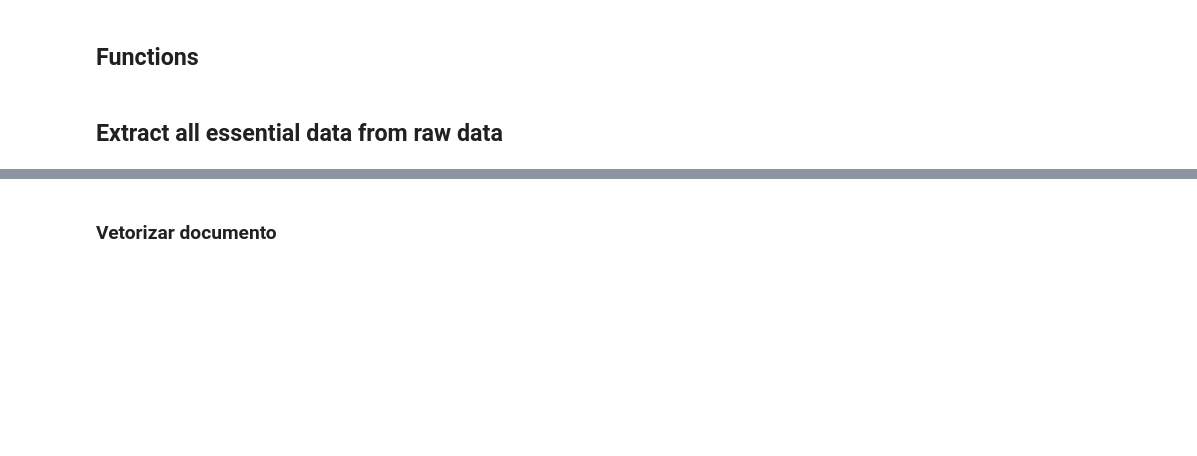
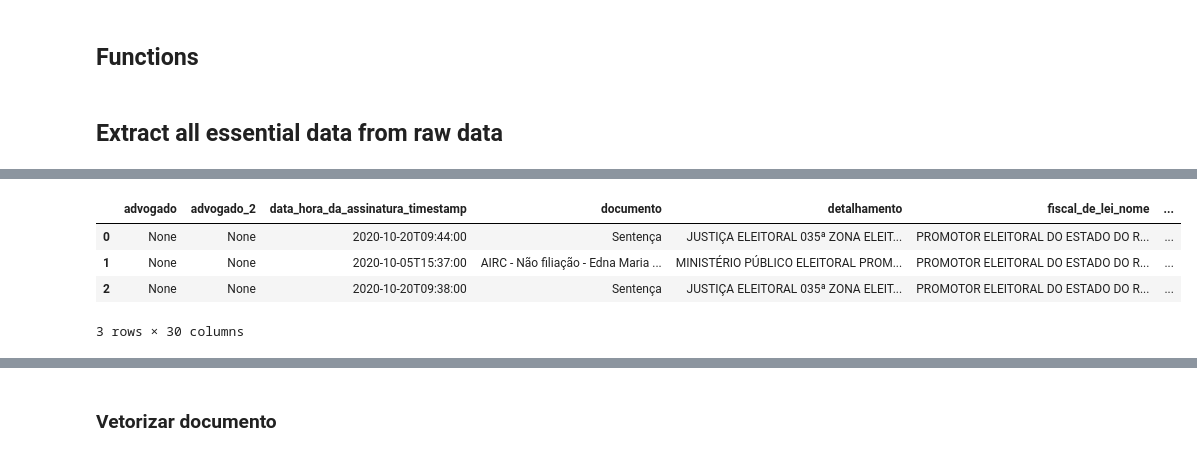
Before and after one commit to matheusinit/ml-pdf-miner, a Jupyter notebook: src/00_pdf_text_extraction.ipynb, the cells around one changed output, grey strips where cells are left out. Saved outputs shown, nothing was run; the diff lists cells and outputs as text; code cells hidden in the pictures; blank space fills up the shorter version.

Commit message:
Salvando estado inicial antes de começar a trabalhar

```diff
--- a/src/00_pdf_text_extraction.ipynb
+++ b/src/00_pdf_text_extraction.ipynb
@@ -535,4 +563,10 @@ for index, raw_text in enumerate(dataframe['raw']):
 # %%
-df.head(300)
+df.head(3)
+# %% [output]
+|  | advogado | advogado_2 | data_hora_da_assinatura_timestamp | documento | detalhamento | fiscal_de_lei_nome | ... |
+| 0 | None | None | 2020-10-20T09:44:00 | Sentença | JUSTIÇA ELEITORAL 035ª ZONA ELEIT... | PROMOTOR ELEITORAL DO ESTADO DO R... | ... |
+| 1 | None | None | 2020-10-05T15:37:00 | AIRC - Não filiação - Edna Maria ... | MINISTÉRIO PÚBLICO ELEITORAL PROM... | PROMOTOR ELEITORAL DO ESTADO DO R... | ... |
+| 2 | None | None | 2020-10-20T09:38:00 | Sentença | JUSTIÇA ELEITORAL 035ª ZONA ELEIT... | PROMOTOR ELEITORAL DO ESTADO DO R... | ... |
+3 rows × 30 columns
 # %%
 df.count()
```
Also changed, not shown: parts of 4 cells of this notebook.
